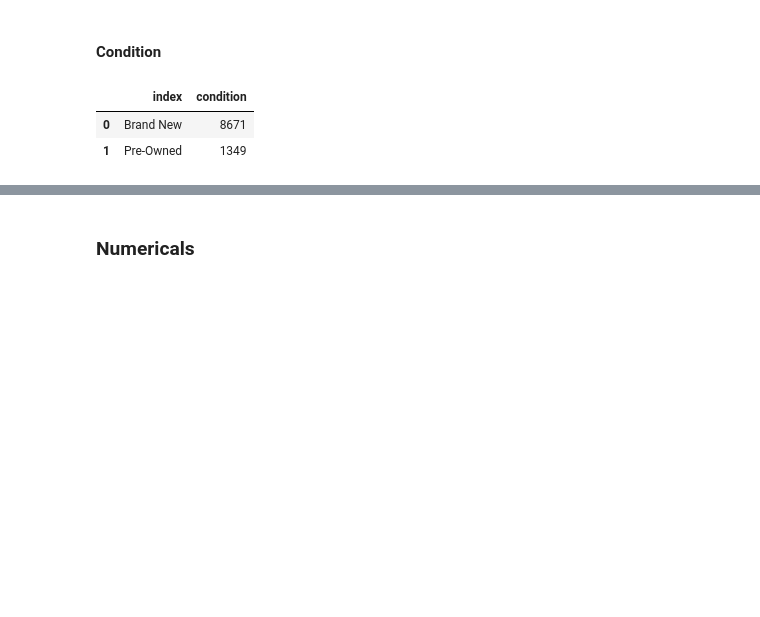
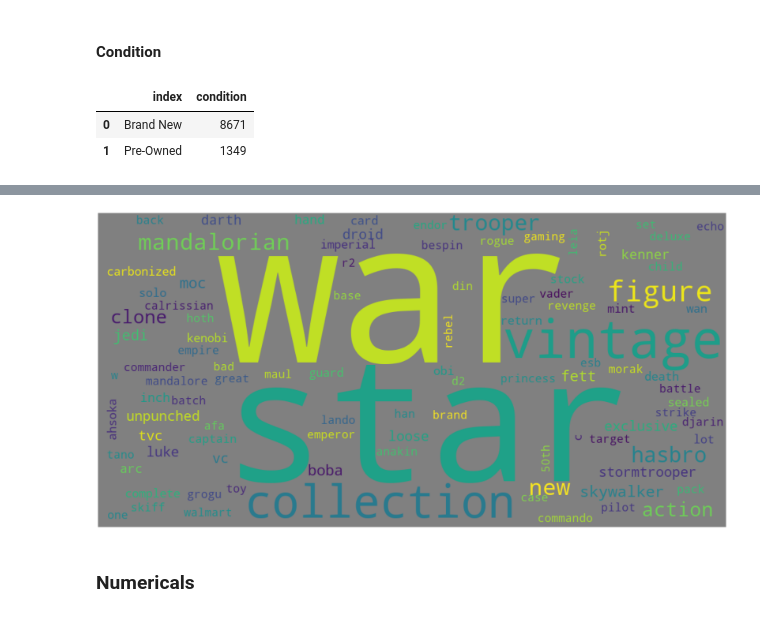
Before and after one commit to sebmedina-pers/ebay-star-wars-webscraper-and-eda, a Jupyter notebook: eda.ipynb, the cells around one changed output, grey strips where cells are left out. Drawn from its saved outputs; the diff is of its cells as text; code cells hidden in the pictures; blank space fills up the shorter version.

Commit message:
adding product name word analysis

```diff
--- a/eda.ipynb
+++ b/eda.ipynb
@@ -144,0 +158,13 @@ df_condition_freqs
+# %%
+# undercase all strings in product_name
+df["product_name"] = df["product_name"].str.lower()
+
+def plot_treemap(df):
+    fig = px.treemap(df[0:100], path=[px.Constant("star wars vintage collection ebay"), 'word'],
+                    values='count',
+                    color='count',
+                    color_continuous_scale='viridis',
+                    color_continuous_midpoint=np.average(df['count'])
+                    )
+    fig.update_layout(margin = dict(t=50, l=25, r=25, b=25))
+    fig.show()
@@ -144,0 +214,12 @@ df_condition_freqs
+# %%
+list_product_name = df["product_name"].to_list()
+str_product_name = " ".join(list_product_name)
+wordcloud = WordCloud(width=1000, height=500, max_words=100,
+                      random_state=1, background_color='gray', colormap='viridis_r',
+                      collocations=False, stopwords = STOPWORDS).generate(str_product_name)
+plt.figure(figsize=(40, 30))
+plt.imshow(wordcloud)
+plt.axis("off")
+plt.show()
+# %% [output]
+[figure, added]
```
Also changed, not shown: parts of 7 cells of this notebook.
